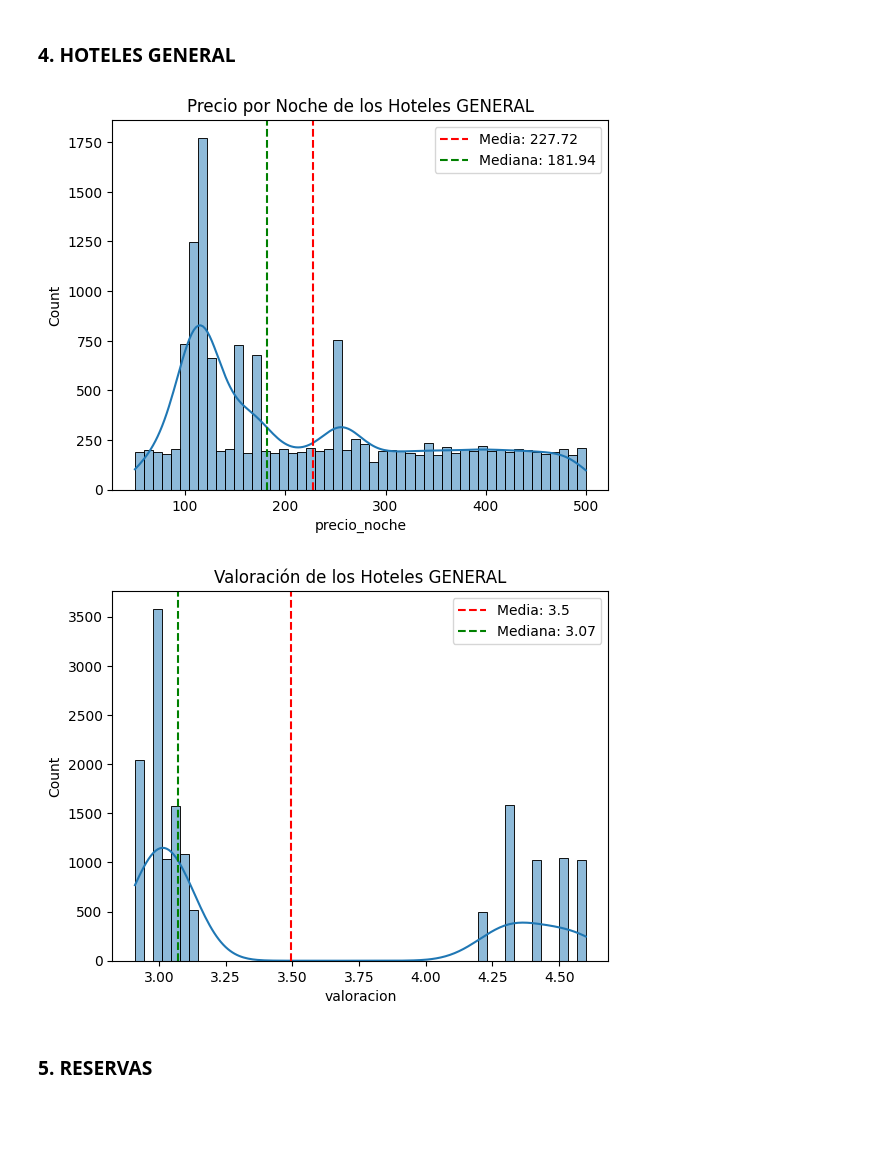
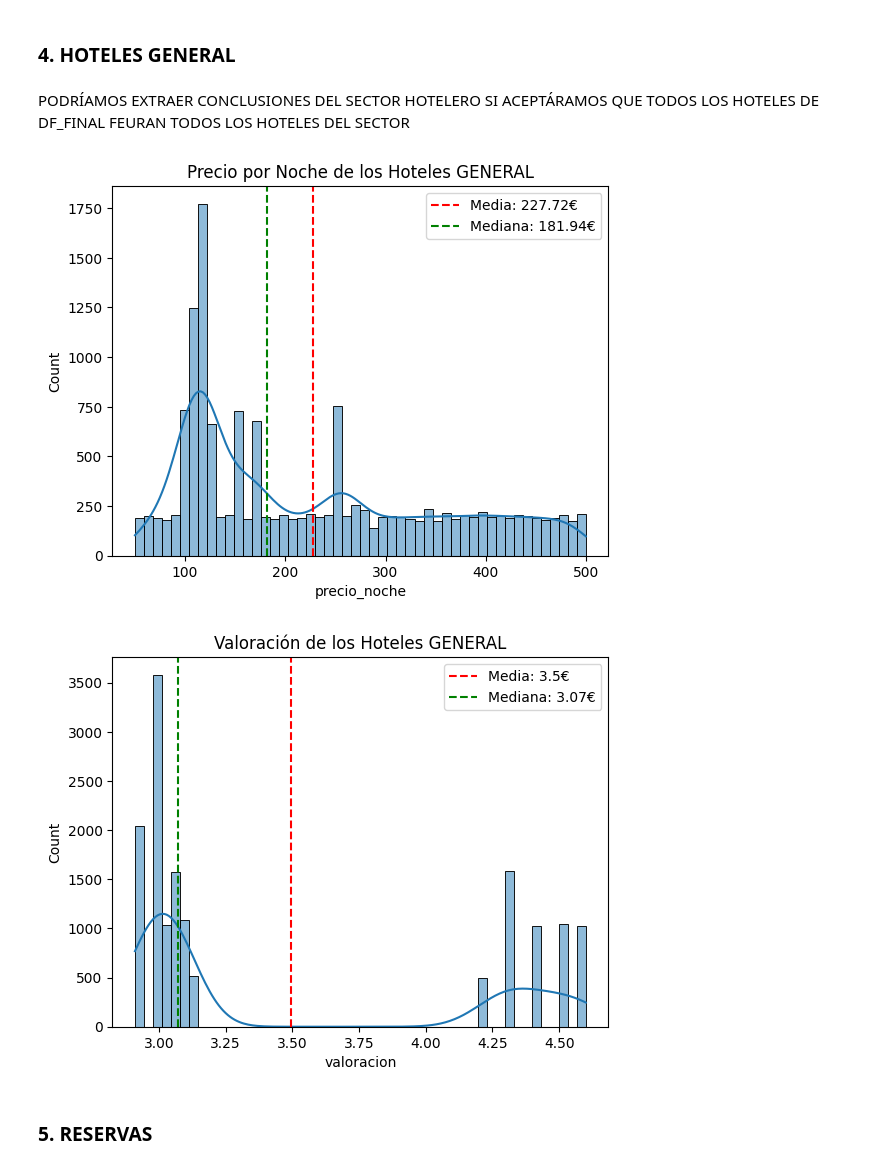
Before and after one commit to Vic4s/ETL_Hoteles, a Jupyter notebook: notebooks_final/graficos_final.ipynb, the cells around one changed output. Saved outputs shown, nothing was run; the diff lists cells and outputs as text; code cells hidden in the pictures; blank space fills up the shorter version.

```diff
--- a/notebooks_final/graficos_final.ipynb
+++ b/notebooks_final/graficos_final.ipynb
@@ -175,30 +192,32 @@ No hay una correlación fuerte entre el precio por noche y la valoración de los
 Esto deberíamos revisarlo y ver por qué los clientes no tienen una percepción asociada al nivel de precios.
 # %% [markdown]
 ### 4. HOTELES GENERAL
+# %% [markdown]
+PODRÍAMOS EXTRAER CONCLUSIONES DEL SECTOR HOTELERO SI ACEPTÁRAMOS QUE TODOS LOS HOTELES DE DF_FINAL FEURAN TODOS LOS HOTELES DEL SECTOR
 # %%
 media = np.mean(df_final["precio_noche"])
 mediana = np.median(df_final["precio_noche"])
 
 sns.histplot(df_final["precio_noche"], bins=50, kde=True)
 plt.title("Precio por Noche de los Hoteles GENERAL")
-plt.axvline(media, color="red", linestyle="dashed", label=(f"Media: {round(media, 2)}"))
-plt.axvline(mediana, color="green", linestyle="dashed", label=(f"Mediana: {round(mediana, 2)}"))
+plt.axvline(media, color="red", linestyle="dashed", label=(f"Media: {round(media, 2)}€"))
+plt.axvline(mediana, color="green", linestyle="dashed", label=(f"Mediana: {round(mediana, 2)}€"))
 plt.legend()
 plt.show()
 # %% [output]
-[figure, old version]
+[figure, new version]
 # %%
 media = np.mean(df_final["valoracion"])
 mediana = np.median(df_final["valoracion"])
 
 sns.histplot(df_final["valoracion"], bins=50, kde=True)
 plt.title("Valoración de los Hoteles GENERAL")
-plt.axvline(media, color="red", linestyle="dashed", label=(f"Media: {round(media, 2)}"))
-plt.axvline(mediana, color="green", linestyle="dashed", label=(f"Mediana: {round(mediana, 2)}"))
+plt.axvline(media, color="red", linestyle="dashed", label=(f"Media: {round(media, 2)}€"))
+plt.axvline(mediana, color="green", linestyle="dashed", label=(f"Mediana: {round(mediana, 2)}€"))
 plt.legend()
 plt.show()
 # %% [output]
-[figure, old version]
+[figure, new version]
 # %% [markdown]
 ### 5. RESERVAS
 # %%
```
Also changed, not shown: parts of 22 cells of this notebook, 2 other files.
